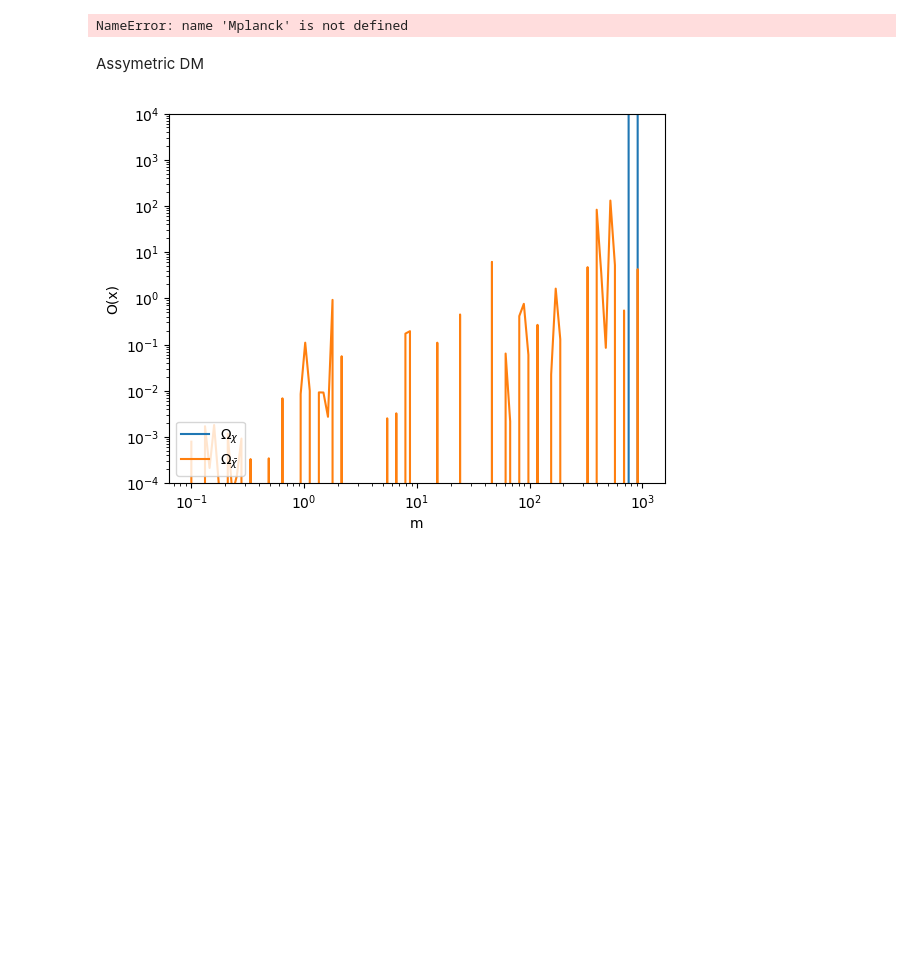
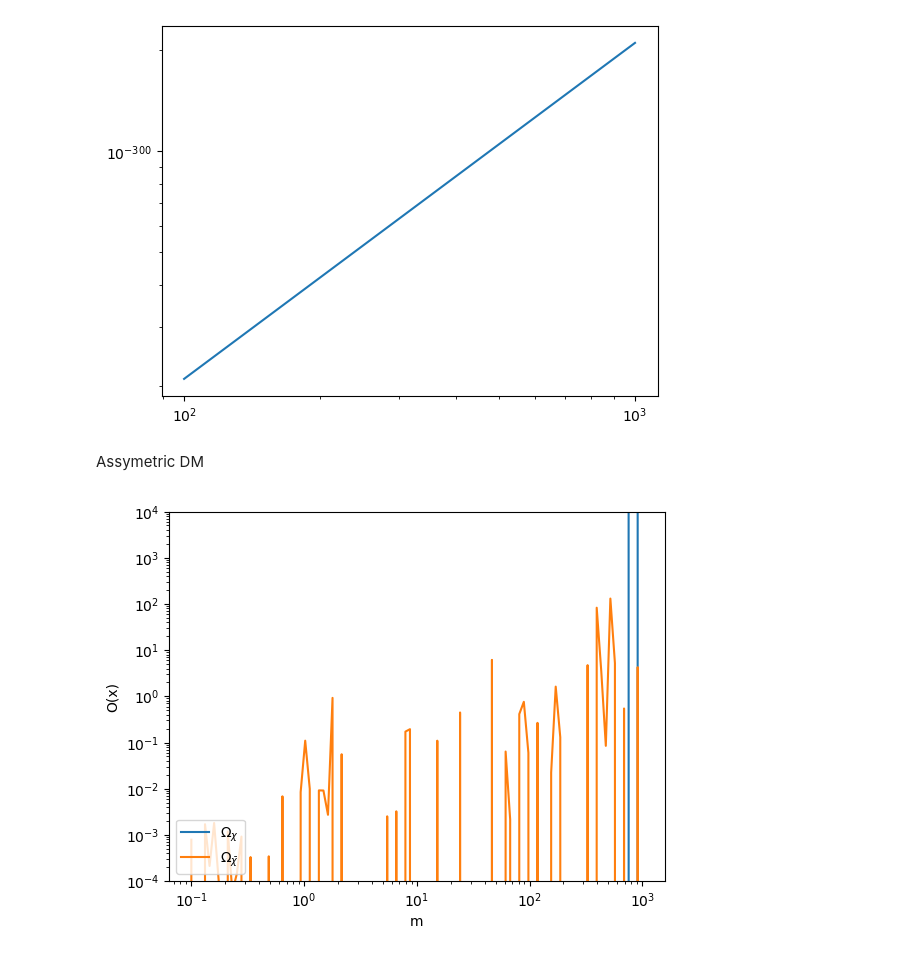
Before and after one commit to nigomezcr/Leptophilic-Atlas-Repo, a Jupyter notebook: RelicDensity.ipynb, the cells around one changed output. Cells and saved outputs as stored; diff of their text form; code cells hidden in the pictures; blank space fills up the shorter version.

```diff
--- a/RelicDensity.ipynb
+++ b/RelicDensity.ipynb
@@ -14,35 +14,35 @@ def sigmaV_to_ZZ_Approx(g, m):
 
 def gs_to_half(T):
     a, b, c = 10.2, 2.349, 0.252
     return a/(1 + np.exp( -b*(T - c)))
 
 def Yeq(x):
     return 0.145*x**1.5*np.exp(-x)
 
 X =np.logspace(np.log10(1),np.log10(100), int(1e4))
 
 def dYdx(Y, x, σv, m, Mp):
     return - np.sqrt(np.pi/45)* Mp * m * σv * gs_to_half(m/x)/x**2 * (Y**2-Yeq(x)**2)
 
 def Y(x, m, σv, Mp):
 
     return odeint(dYdx, Yeq(x[0]), x, args=(σv, m, Mp), mxstep=100)
 
 def Yinf(m, σv, Mp):
     return Y(X, m, σv, Mp)[-1,0]
 
 def RelicDensity(m, σv, Mp):
     return DensityFactor*Yinf(m, σv, Mp)*m
 
 
 mDM_array = np.logspace(2, 3, 100)
 σv = 1e-9
 
-RD_array = [RelicDensity(mDM, σv, Mp=Mplanck) for mDM in mDM_array]
+RD_array = [RelicDensity(mDM, σv, Mp=Mp) for mDM in mDM_array]
 plt.loglog(mDM_array, RD_array)
 plt.show()
 # %% [output]
-NameError: name 'Mplanck' is not defined
+[figure, added]
 # %% [markdown]
 Assymetric DM
 # %%
```
Also changed, not shown: 2 other files.
